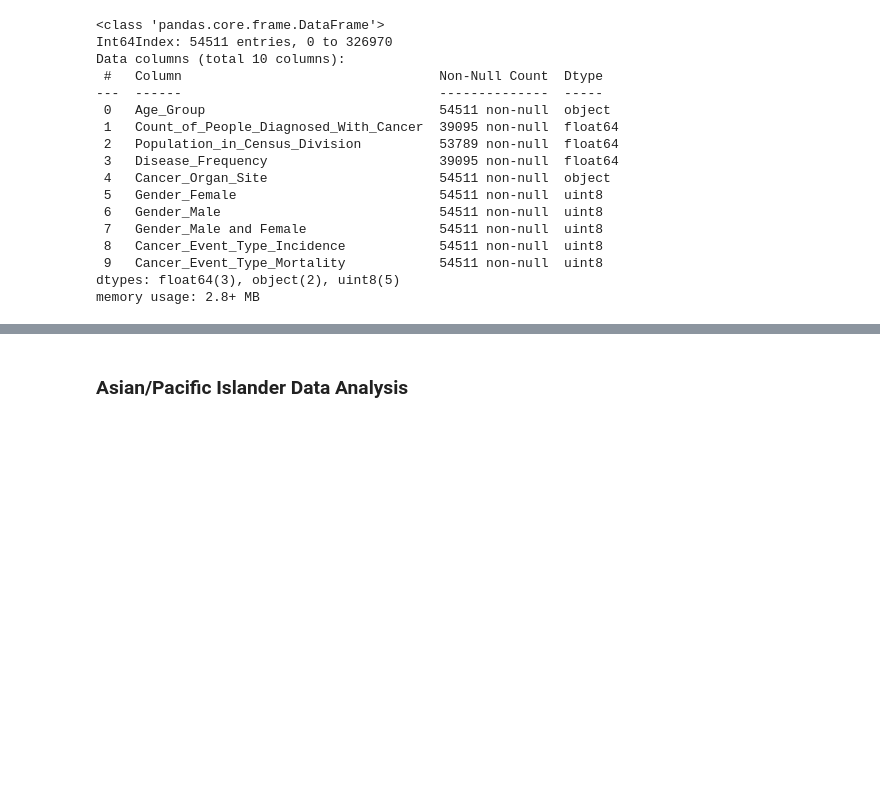
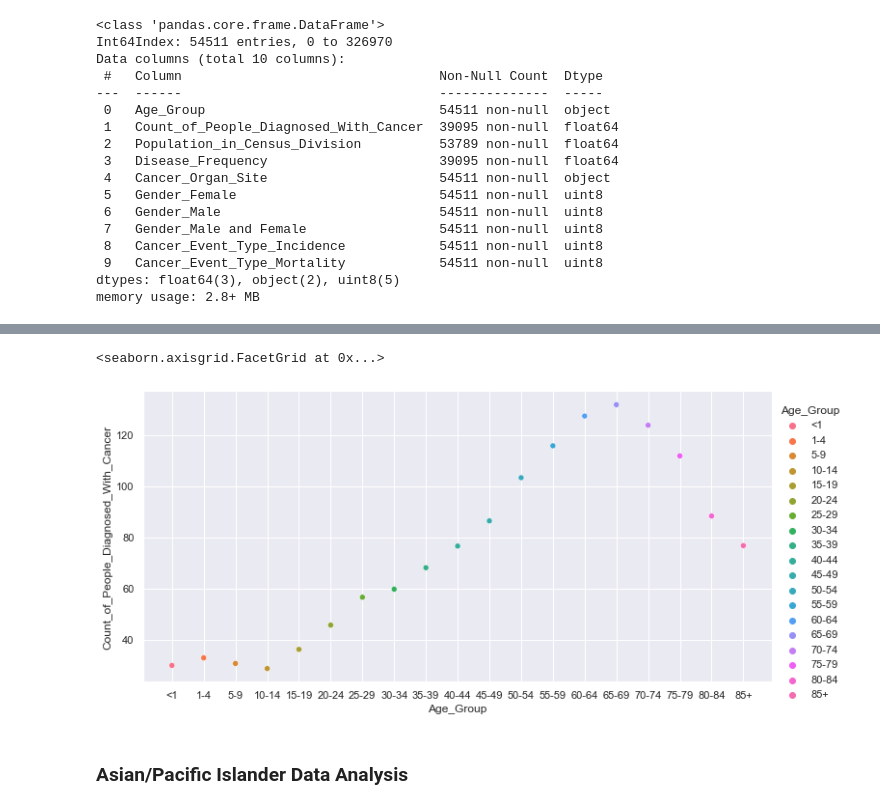
Before and after one commit to GSantic/Projects, a Jupyter notebook: cancer_dataset.ipynb, the cells around one changed output, grey strips where cells are left out. Saved outputs shown, nothing was run; the diff lists cells and outputs as text; code cells hidden in the pictures; blank space fills up the shorter version.

```diff
--- a/cancer_dataset.ipynb
+++ b/cancer_dataset.ipynb
@@ -174,0 +203,3 @@ site_to_gender
+# %%
+american_indian_byAge=american_indian.groupby(['Age_Group']).mean()
+american_indian_byAge
@@ -175,3 +225,19 @@ site_to_gender
+# %%
+# I am going to reindex the age groups as it is not in order
+new_index=['<1','1-4', '5-9', '10-14', '15-19', '20-24', '25-29', '30-34', '35-39', '40-44',
+       '45-49', '50-54', '55-59', '60-64', '65-69', '70-74', '75-79',
+       '80-84', '85+']
+american_indian_byAge=american_indian_byAge.reindex(new_index)
+# %%
+#It seems that there is less occurence of cancer in American Indians than in any other ethnicities
+sns.set_theme(style="darkgrid")
+sns.relplot(x=american_indian_byAge.index,
+            y=american_indian_byAge['Count_of_People_Diagnosed_With_Cancer'],
+            data=american_indian_byAge, hue=american_indian_byAge.index,
+            aspect=2)
+# %% [output]
+<seaborn.axisgrid.FacetGrid at 0x...>
+[figure, added]
 # %% [markdown]
 ### Asian/Pacific Islander Data Analysis
 # %%
```
Also changed, not shown: parts of 8 cells of this notebook.
